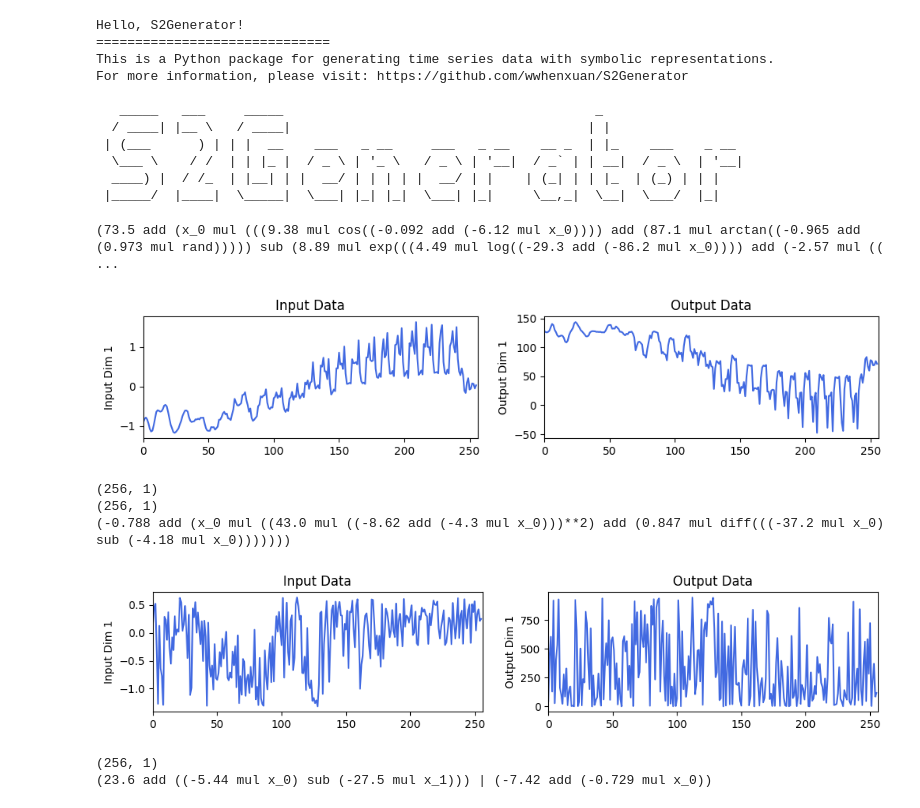
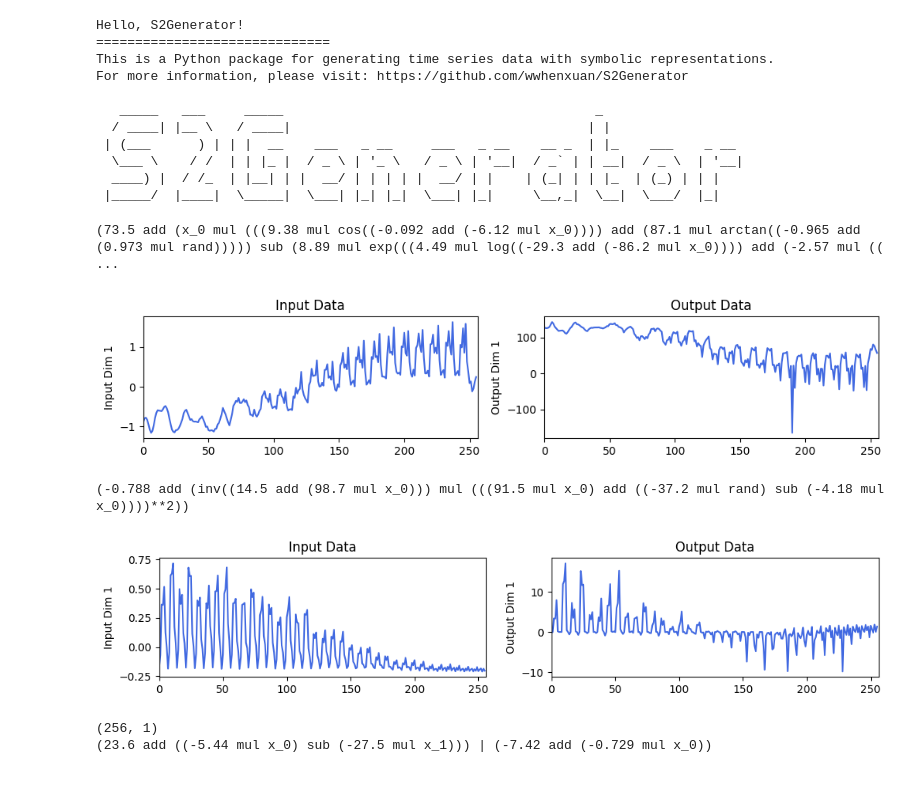
Before and after one commit to changewam/S2Generator, a Jupyter notebook: examples/1-example.ipynb, the cells around one changed output. Cells and saved outputs as stored; diff of their text form; code cells hidden in the pictures.

Commit message:
whenxuan: remove the old params and excitation

```diff
--- a/examples/1-example.ipynb
+++ b/examples/1-example.ipynb
@@ -33,13 +33,14 @@ series_params = SeriesParams()
 symbol_params = SymbolParams()
 # %%
 # Create an instance
-generator = Generator(series_params=series_params,
-                      symbol_params=symbol_params)
+generator = Generator(series_params=series_params, symbol_params=symbol_params)
 
 rng = np.random.RandomState(0)  # Creating a random number object
 # Start generating symbolic expressions, sampling and generating series
 
-trees, x, y = generator.r(rng, input_dimension=1, output_dimension=1, n_inputs_points=256)
+trees, x, y = generator.r(
+    rng, input_dimension=1, output_dimension=1, n_inputs_points=256
+)
 # Print the expressions
 print(trees)
 
@@ -47,26 +48,33 @@ print(trees)
 fig = plot_series(x, y)
 # %% [output]
 (73.5 add (x_0 mul (((9.38 mul cos((-0.092 add (-6.12 mul x_0)))) add (87.1 mul arctan((-0.965 add (0.973 mul rand))))) sub (8.89 mul exp(((4.49 mul log((-29.3 add (-86.2 mul x_0)))) add (-2.57 mul (( ...
-[figure, old version]
+[figure, new version]
 # %%
-params = Params()  # Adjust the parameters here
-params.solve_diff = 1  # Set the order of differential equation solving
-generator = Generator(params)  # Create an instance
+# Adjust the parameters here
+symbol_params = SymbolParams()
+# Set the order of differential equation solving
+symbol_params.solve_diff = 1
 
-rng = np.random.RandomState(20)  # Creating a random number object
+# Create an instance
+generator = Generator(series_params=series_params,
+                      symbol_params=symbol_params)
+
+# Creating a random number object
+rng = np.random.RandomState(20)
 # Start generating symbolic expressions, sampling and generating series
+trees, x, y = generator.r(rng,
+                          input_dimension=1,
+                          output_dimension=1,
+                          n_inputs_points=256)
 
-trees, x, y = generator.run(rng, input_dimension=1, output_dimension=1, n_points=256)
 # Print the expressions
 print(trees)
 
 # Visualize the time series
 fig = plot_series(x, y)
 # %% [output]
-(256, 1)
-(256, 1)
-(-0.788 add (x_0 mul ((43.0 mul ((-8.62 add (-4.3 mul x_0)))**2) add (0.847 mul diff(((-37.2 mul x_0) sub (-4.18 mul x_0)))))))
+(-0.788 add (inv((14.5 add (98.7 mul x_0))) mul (((91.5 mul x_0) add ((-37.2 mul rand) sub (-4.18 mul x_0))))**2))
-[figure, old version]
+[figure, new version]
 # %%
 rng = np.random.RandomState(556)  # Change the random seed
 params.solve_diff = 1  # Set the order of differential equation solving
```
Also changed, not shown: 10 other files.
